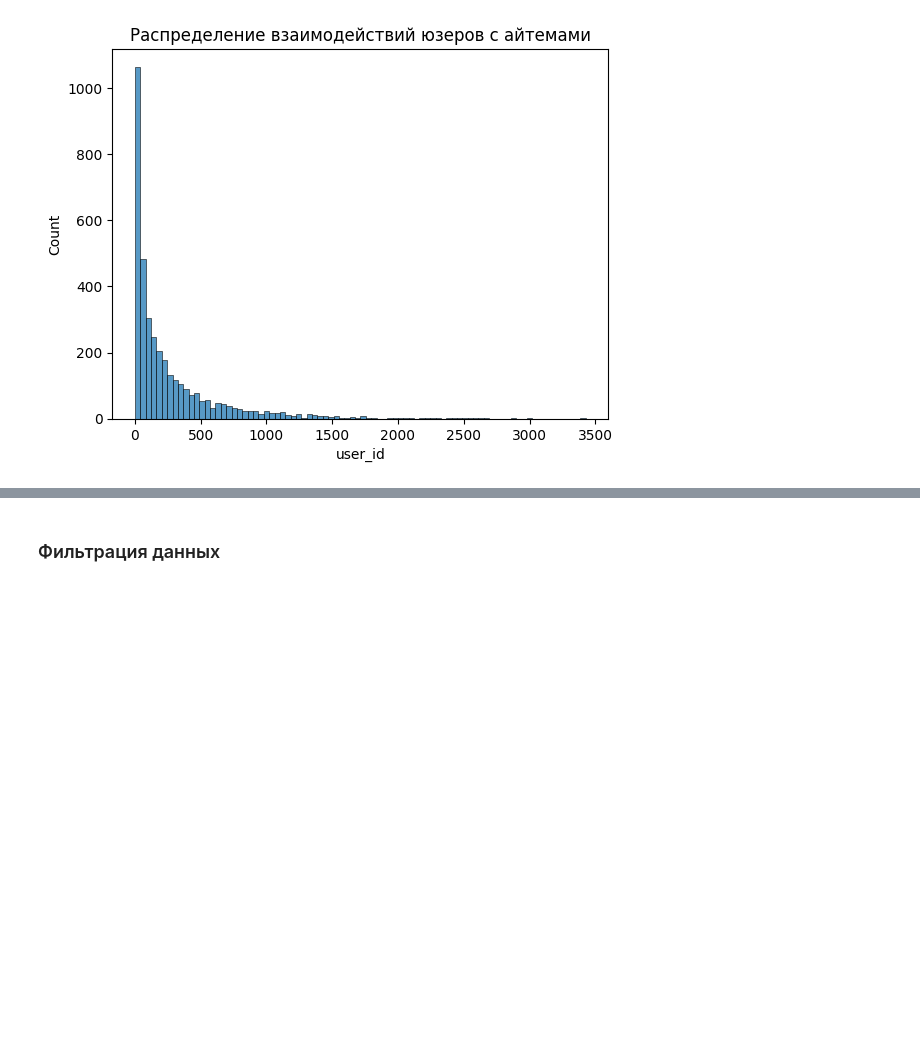
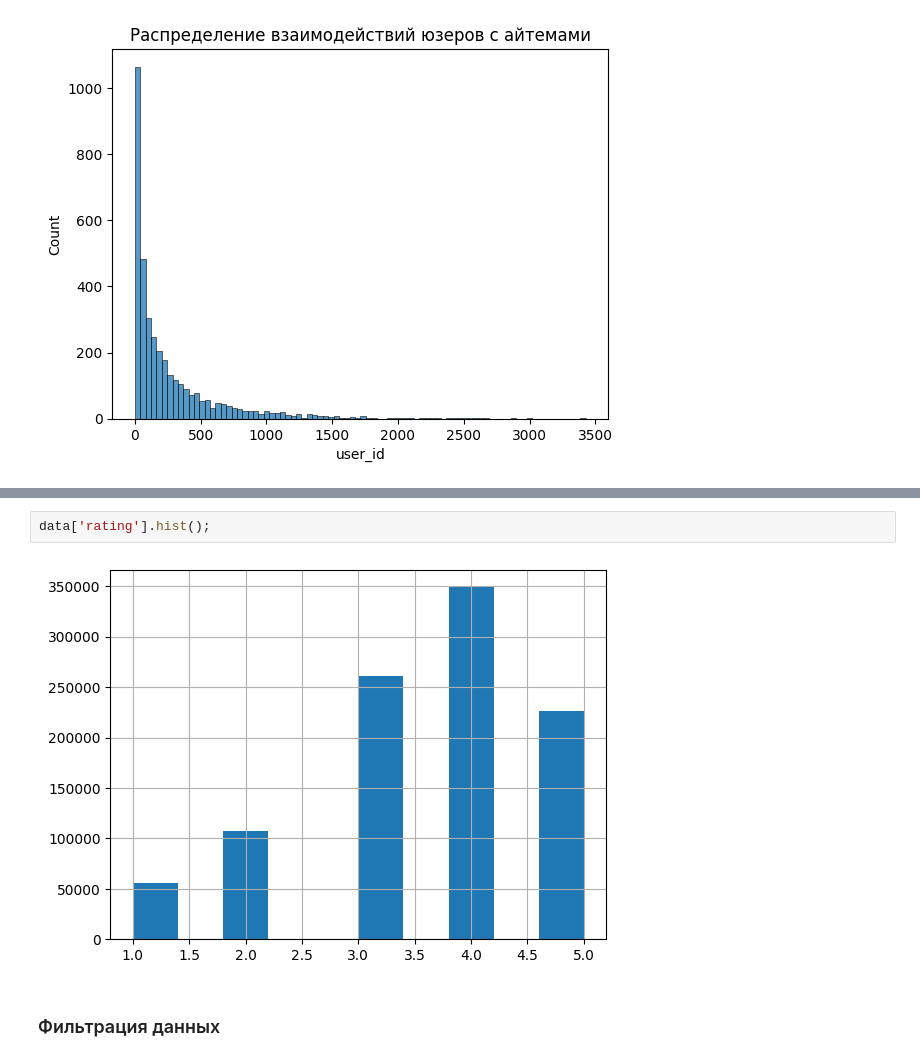
Before and after one commit to sb-ai-lab/RecSys-Course, a Jupyter notebook: split.ipynb, the cells around one changed output, grey strips where cells are left out. Drawn from its saved outputs; the diff is of its cells as text; blank space fills up the shorter version.

```diff
--- a/split.ipynb
+++ b/split.ipynb
@@ -42,3 +63,7 @@ plt.show()
+# %%
+data['rating'].hist();
+# %% [output]
+[figure, added]
 # %% [markdown]
 ### Фильтрация данных
 # %%
```
Also changed, not shown: parts of 2 cells of this notebook.
